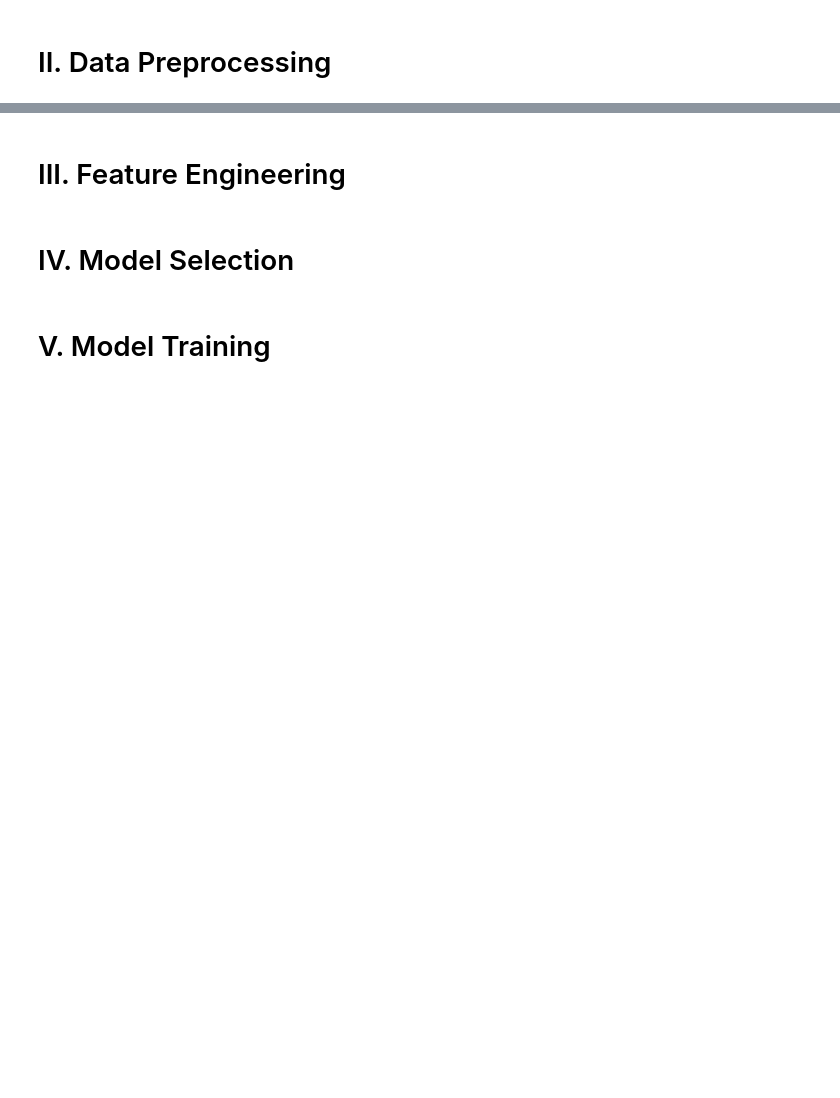
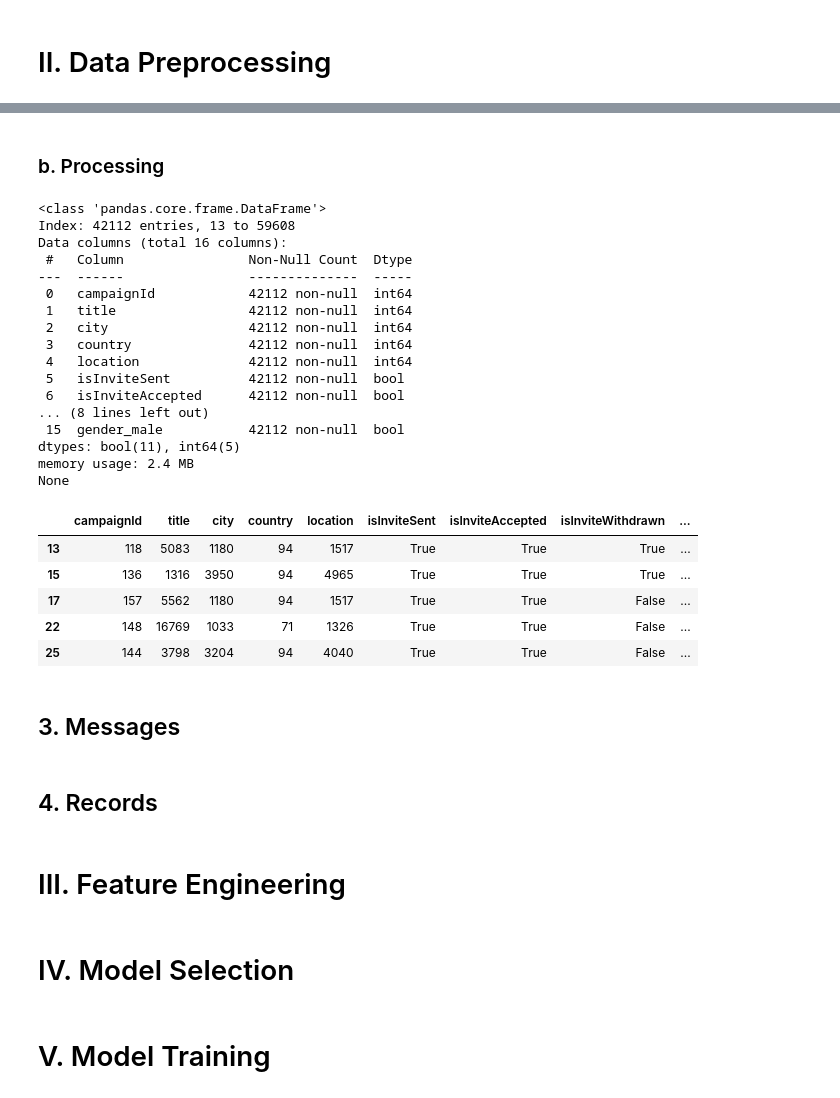
Before and after one commit to usersina/ml-lead-generating, a Jupyter notebook: notebook.ipynb, the cells around one changed output, grey strips where cells are left out. Saved outputs shown, nothing was run; the diff lists cells and outputs as text; code cells hidden in the pictures; blank space fills up the shorter version.

Commit message:
cleanup and process campaigns and leads

```diff
--- a/notebook.ipynb
+++ b/notebook.ipynb
@@ -109,0 +233,3 @@ users_df.head(n=1)
+# %%
+# Delete the leads that never received an invite
+leads_df = leads_df.dropna(subset=['inviteSentAt'])
@@ -110,3 +282,69 @@ users_df.head(n=1)
+# %% [markdown]
+### b. Processing
+# %%
+# Transforming to boolean columns where applicable (null = False, not null = True)
+column_name_mapping = {
+    "inviteSentAt": "isInviteSent",
+    "inviteAccepted": "isInviteAccepted",
+    "inviteWithdrawnAt": "isInviteWithdrawn",
+    "firstFollowUpSentAt": "isFirstFollowUpSent",
+    "secondFollowUpSentAt": "isSecondFollowUpSent",
+    "replied": "isReplied",
+    "thirdFollowUpSentAt": "isThirdFollowUpSent",
+    "fourthFollowUpSentAt": "isFourthFollowUpSent",
+    "fifthFollowUpSentAt": "isFifthFollowUpSent",
+}
+
+# Transform the columns
+for old_name, new_name in column_name_mapping.items():
+    leads_df[new_name] = ~leads_df[old_name].isnull()
+
+leads_df = leads_df.drop(column_name_mapping.keys(), axis=1)
+
+# Simple clean up not to clutter the jupyter variables
+del old_name, new_name, column_name_mapping
+# %%
+# Encode the genre with one-hot encoding
+leads_df = pd.get_dummies(leads_df, columns=['gender'])
+# %%
+# Encode the other categorical columns with label encoding
+label_encoder = LabelEncoder()
+categorical_columns = ['title', 'city', 'country', 'location']
+for column in categorical_columns:
+    leads_df[column] = label_encoder.fit_transform(leads_df[column])
+
+del label_encoder, categorical_columns
+# %%
+print(leads_df.info())
+leads_df.head()
+# %% [output]
+<class 'pandas.core.frame.DataFrame'>
+Index: 42112 entries, 13 to 59608
+Data columns (total 16 columns):
+ #   Column                Non-Null Count  Dtype
+---  ------                --------------  -----
+ 0   campaignId            42112 non-null  int64
+ 1   title                 42112 non-null  int64
+ 2   city                  42112 non-null  int64
+ 3   country               42112 non-null  int64
+ 4   location              42112 non-null  int64
+ 5   isInviteSent          42112 non-null  bool
+ 6   isInviteAccepted      42112 non-null  bool
+... (8 lines left out)
+ 15  gender_male           42112 non-null  bool
+dtypes: bool(11), int64(5)
+memory usage: 2.4 MB
+None
+|  | campaignId | title | city | country | location | isInviteSent | isInviteAccepted | isInviteWithdrawn | ... |
+| 13 | 118 | 5083 | 1180 | 94 | 1517 | True | True | True | ... |
+| 15 | 136 | 1316 | 3950 | 94 | 4965 | True | True | True | ... |
+| 17 | 157 | 5562 | 1180 | 94 | 1517 | True | True | False | ... |
+| 22 | 148 | 16769 | 1033 | 71 | 1326 | True | True | False | ... |
+| 25 | 144 | 3798 | 3204 | 94 | 4040 | True | True | False | ... |
+# %% [markdown]
+## 3. Messages
+# %% [markdown]
+## 4. Records
 # %% [markdown]
 # III. Feature Engineering
 # %% [markdown]
```
Also changed, not shown: parts of 17 cells of this notebook.
